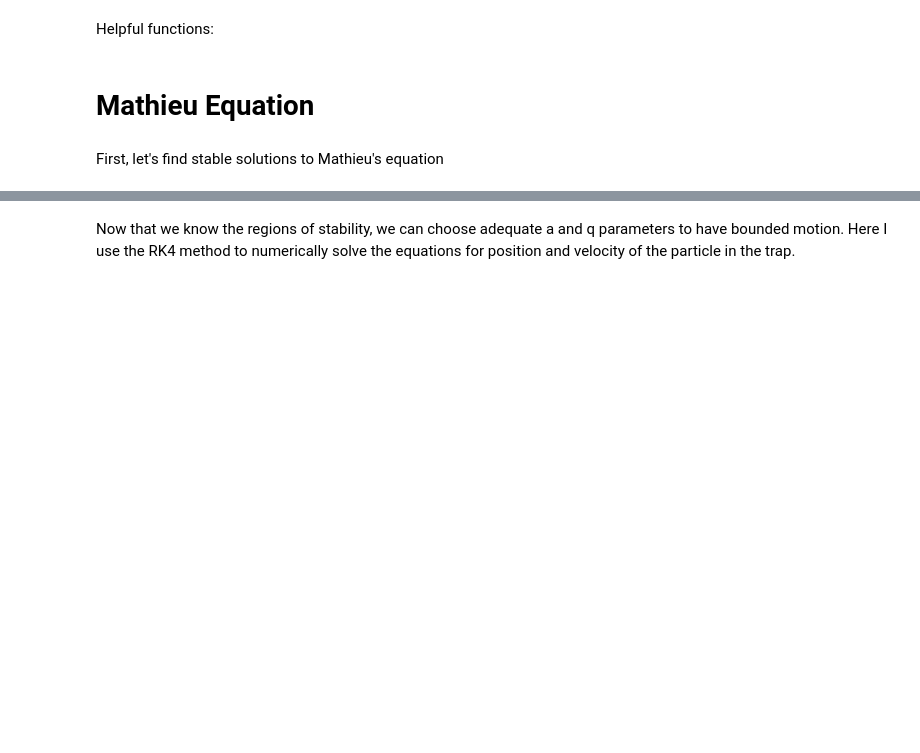
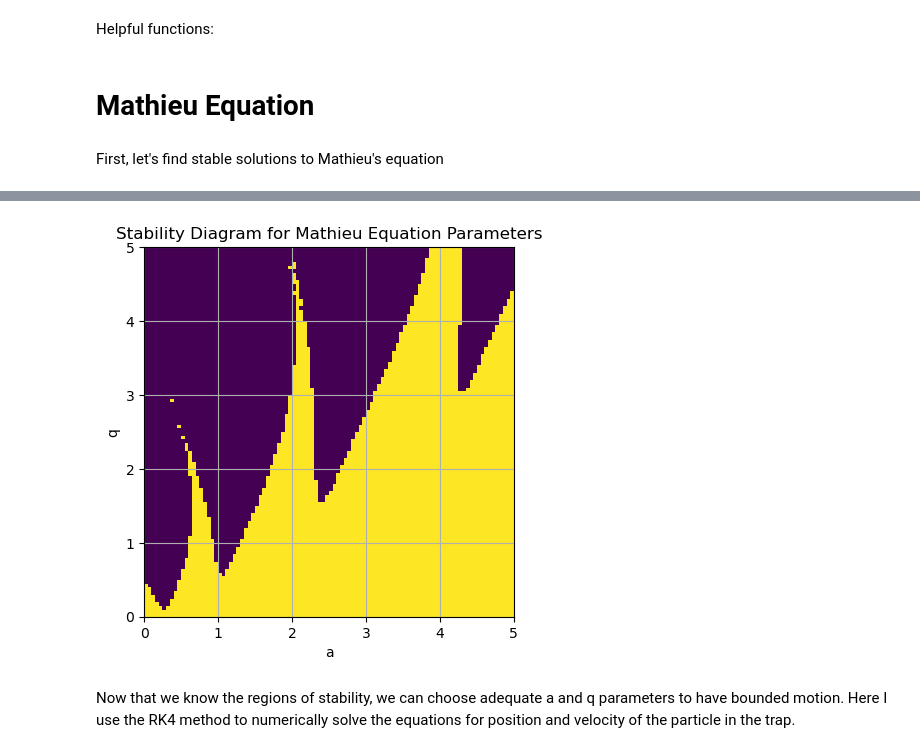
Before and after one commit to ryanamcgill/comp-phys-term-paper, a Jupyter notebook: Paper_Simulations_Figures.ipynb, the cells around one changed output, grey strips where cells are left out. Saved outputs shown, nothing was run; the diff lists cells and outputs as text; code cells hidden in the pictures; blank space fills up the shorter version.

```diff
--- a/Paper_Simulations_Figures.ipynb
+++ b/Paper_Simulations_Figures.ipynb
@@ -158,2 +159,13 @@ i=39 j=39
+# %%
+# Plot the stability diagram
+fig, ax = plt.subplots()
+im = ax.imshow(calc_stability, extent=[a_min, a_max, q_min, q_max], origin='lower', cmap='viridis', aspect='equal')
+ax.set_xlabel('a')
+ax.set_ylabel('q')
+ax.set_title('Stability Diagram for Mathieu Equation Parameters')
+ax.grid()
+plt.show()
+# %% [output]
+[figure, added]
 # %% [markdown]
 Now that we know the regions of stability, we can choose adequate a and q parameters to have bounded motion. Here I use the RK4 method to numerically solve the equations for position and velocity of the particle in the trap.
```
Also changed, not shown: parts of 4 cells of this notebook, 3 other files.
